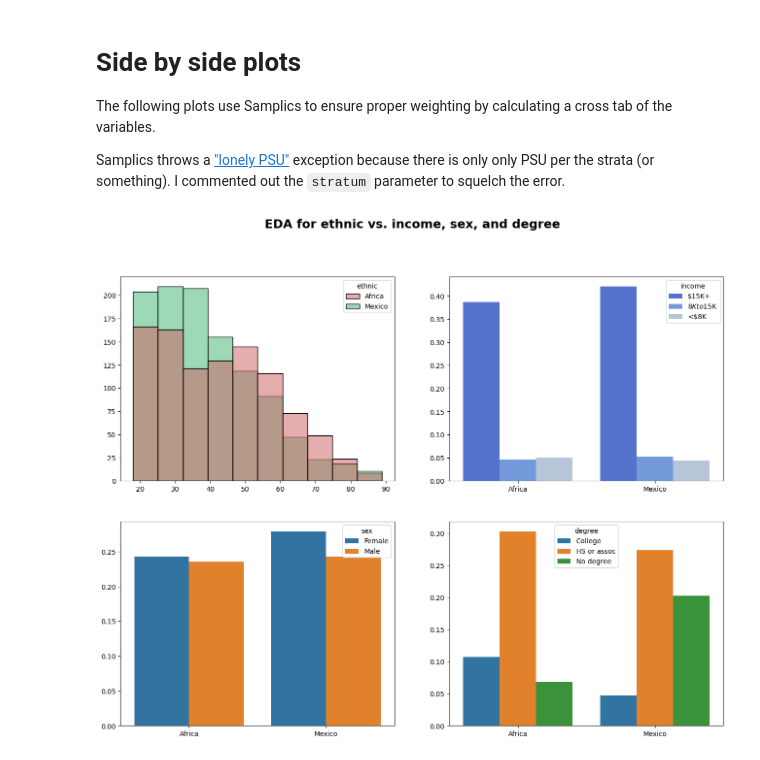
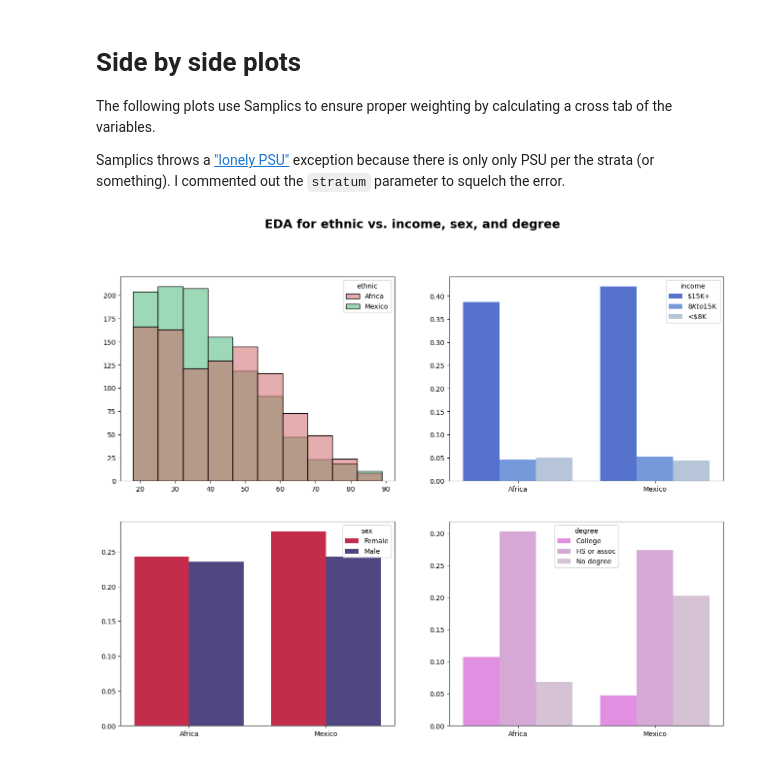
Before and after one commit to joshuamegnauth54/data765-intro-python-tutoring, a Jupyter notebook: thesis_2023/02_analysis.ipynb, the cells around one changed output. Cells and saved outputs as stored; diff of their text form; code cells hidden in the pictures.

```diff
--- a/thesis_2023/02_analysis.ipynb
+++ b/thesis_2023/02_analysis.ipynb
@@ -263,7 +263,15 @@ degree = {
 comp_fig, comp_axes = plt.subplots(2, 2, figsize=(16, 12))
 
 # Plot the age histogram on the first subplot
-sns.histplot(gss, x="age", hue="ethnic", weights="wtssall", palette=ethnicity, bins=10, ax=comp_axes[0][0])
+sns.histplot(
+    gss,
+    x="age",
+    hue="ethnic",
+    weights="wtssall",
+    palette=ethnicity,
+    bins=10,
+    ax=comp_axes[0][0],
+)
 
 # Cross tabulate ethnic/income
 ethn_inc = CrossTabulation("proportion")
@@ -279,7 +287,11 @@ ethn_inc = ethn_inc.to_dataframe()
 
 # Plot cross tab on the second subplot
 _ = sns.barplot(
-    x=ethn_inc.ethnic, y=ethn_inc.proportion, hue=ethn_inc.income, palette=income, ax=comp_axes[0][1]
+    x=ethn_inc.ethnic,
+    y=ethn_inc.proportion,
+    hue=ethn_inc.income,
+    palette=income,
+    ax=comp_axes[0][1],
 )
 
 # Cross tabulate ethnic/sex
@@ -296,33 +308,45 @@ ethn_sex = ethn_sex.to_dataframe()
 
 # Plot ethnic/sex cross tab
 _ = sns.barplot(
-    x=ethn_sex.ethnic, y=ethn_sex.proportion, hue=ethn_sex.sex, ax=comp_axes[1][0]
+    x=ethn_sex.ethnic,
+    y=ethn_sex.proportion,
+    hue=ethn_sex.sex,
+    palette=gender,
+    ax=comp_axes[1][0],
 )
 
 # Cross tabulate ethnic/degree
 ethn_degr = CrossTabulation("proportion")
 ethn_degr.tabulate(
     vars=gss[["ethnic", "degree"]],
     samp_weight=gss["wtssall"],
     # Lonely PSU
     # stratum=gss["vstrat"],
     psu=gss["vpsu"],
     remove_nan=True,
 )
 ethn_degr = ethn_degr.to_dataframe()
 
 # Plot ethnic/degree cross tab
 _ = sns.barplot(
-    x=ethn_degr.ethnic, y=ethn_degr.proportion, hue=ethn_degr.degree, ax=comp_axes[1][1]
+    x=ethn_degr.ethnic,
+    y=ethn_degr.proportion,
+    hue=ethn_degr.degree,
+    palette=degree,
+    ax=comp_axes[1][1],
 )
 
 # Titles et cetera
 for ax in comp_axes.flat:
     ax.set_xlabel(None)
     ax.set_ylabel(None)
 
+    # Remove legend title
+    # handles, labels = ax.get_legend_handles_labels()
+    # ax.legend(handles=handles, labels=labels)
+
 _ = comp_fig.suptitle(
     "EDA for ethnic vs. income, sex, and degree", fontsize=18, fontweight="bold"
 )
 # %% [output]
-[figure, old version]
+[figure, new version]
```
Also changed, not shown: parts of 1 cell of this notebook.
